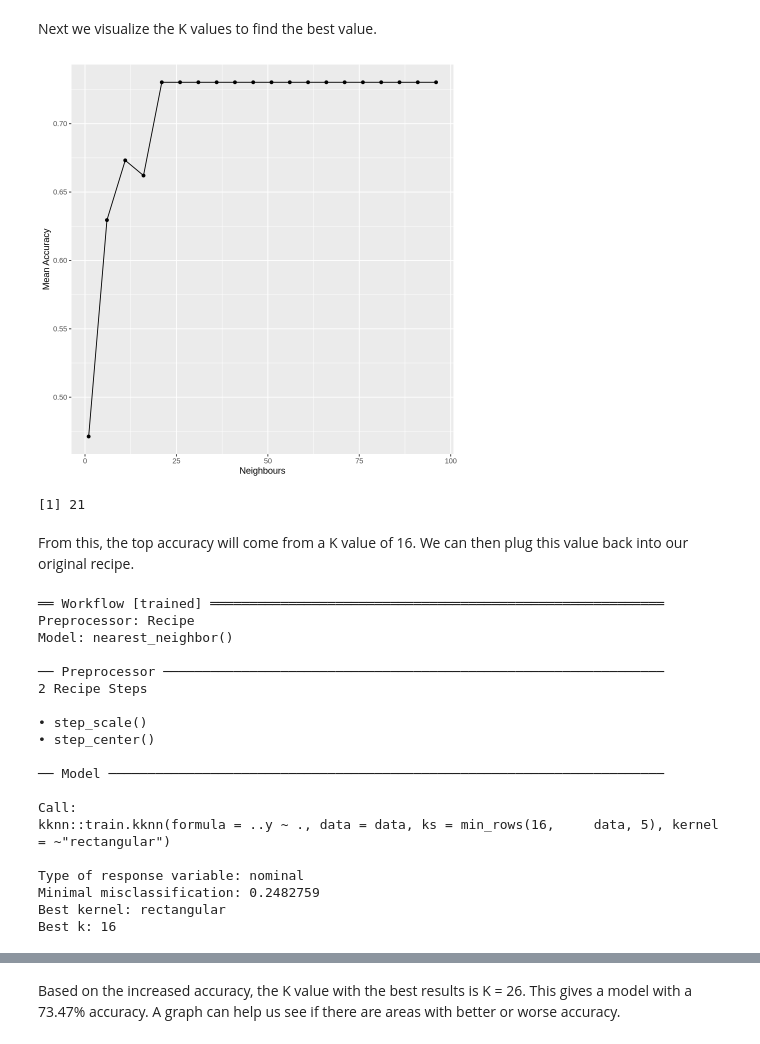
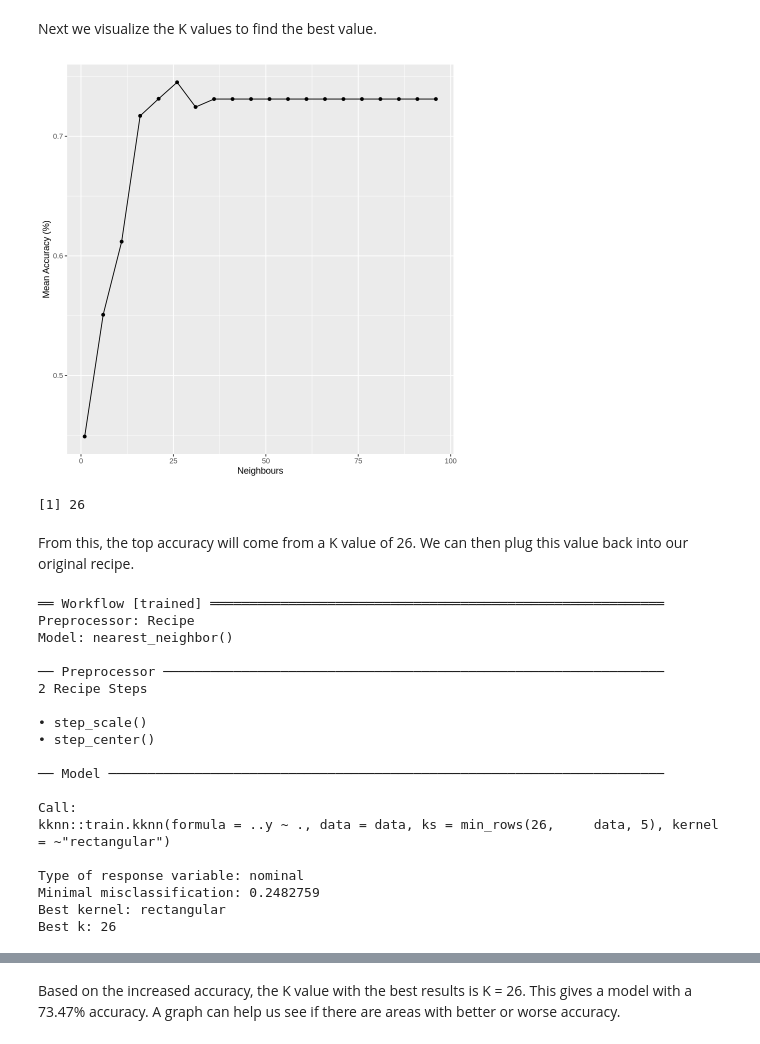
Before and after one commit to Greatbun123/DSCI-Project, a Jupyter notebook: Project.ipynb, the cells around one changed output, grey strips where cells are left out. Drawn from its saved outputs; the diff is of its cells as text; code cells hidden in the pictures.

```diff
--- a/Project.ipynb
+++ b/Project.ipynb
@@ -81,8 +87,11 @@ A tibble: 6 × 7
 Next, to investigate our particular question (stated in the **Introduction** section), we will clean the data so that it only consists of the columns we desire for analysis.
 # %%
 # We only require the subscribe, played_hours, and Age columns
+# We also remove the NA values froim the Age column
 players_cleaned <- players |>
-                select(subscribe, played_hours, Age)
+                select(subscribe, played_hours, Age) |>
+                drop_na()
 
+nrow(players_cleaned)
 head(players_cleaned)
 # %% [output]
@@ -401,11 +368,11 @@ Next we visualize the K values to find the best value.
 # %%
 k_graph <- ggplot(accuracies, aes(x = neighbors, y = mean)) +
   geom_point() +
   geom_line() +
-  labs(x = "Neighbours", y = "Mean Accuracy")
+  labs(x = "Neighbours", y = "Mean Accuracy (%)")
 k_graph
 # %% [output]
-[figure, old version]
+[figure, new version]
 # %%
 best_k <- accuracies |>
         arrange(desc(mean)) |>
@@ -413,11 +380,11 @@ best_k <- accuracies |>
         pull(neighbors)
 best_k
 # %% [output]
-[1] 21
+[1] 26
 # %% [markdown]
-From this, the top accuracy will come from a K value of 16. We can then plug this value back into our original recipe.
+From this, the top accuracy will come from a K value of 26. We can then plug this value back into our original recipe.
 # %%
-knn_spec <- nearest_neighbor(weight_func = "rectangular", neighbors = 16) |>
+knn_spec <- nearest_neighbor(weight_func = "rectangular", neighbors = 26) |>
   set_engine("kknn") |>
   set_mode("classification")
 
@@ -441,12 +408,12 @@ Model: nearest_neighbor()
 ── Model ───────────────────────────────────────────────────────────────────────
 
 Call:
-kknn::train.kknn(formula = ..y ~ ., data = data, ks = min_rows(16,     data, 5), kernel = ~"rectangular")
+kknn::train.kknn(formula = ..y ~ ., data = data, ks = min_rows(26,     data, 5), kernel = ~"rectangular")
 
 Type of response variable: nominal
 Minimal misclassification: 0.2482759
 Best kernel: rectangular
-Best k: 16
+Best k: 26
 # %%
 subscribe_test_predictions <- predict(knn_fit, player_test) |>
   bind_cols(player_test)
```
Also changed, not shown: parts of 33 cells of this notebook.
